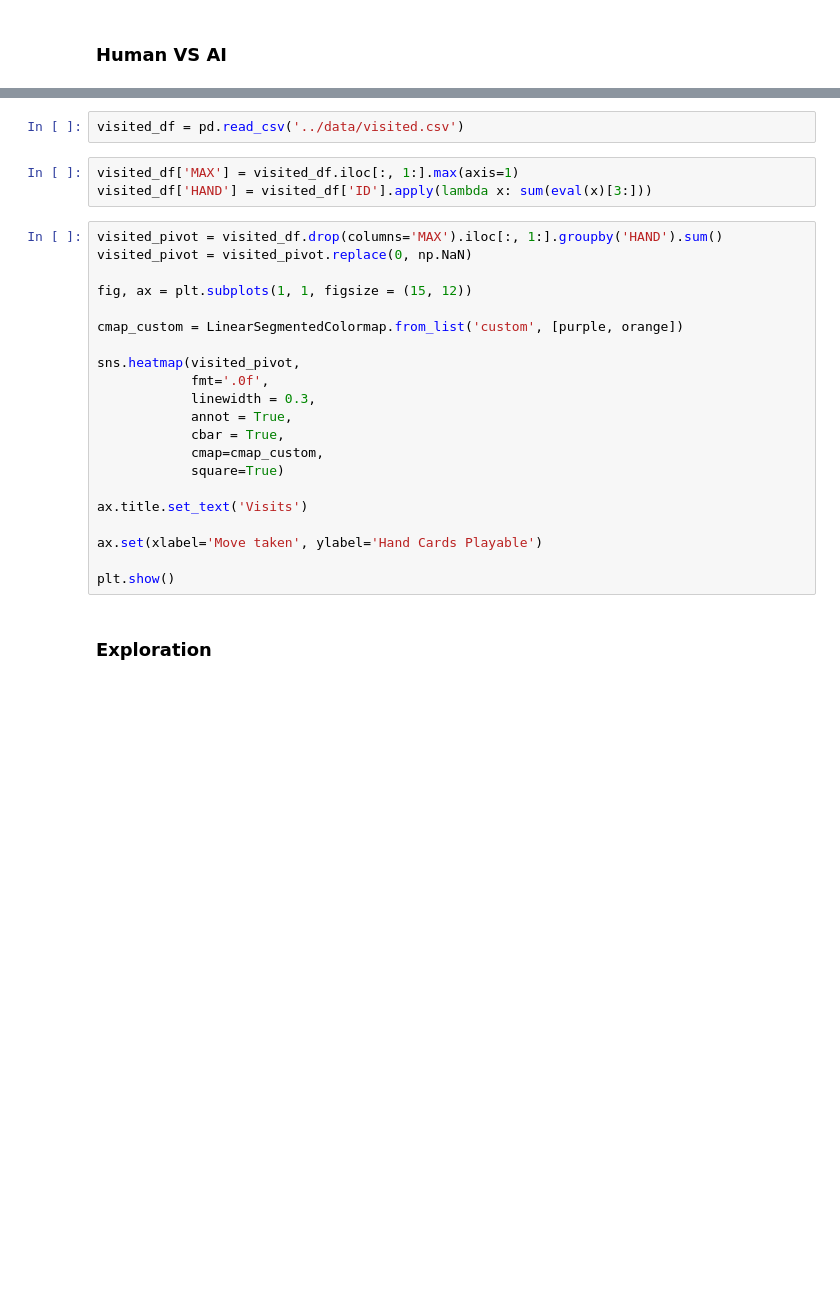
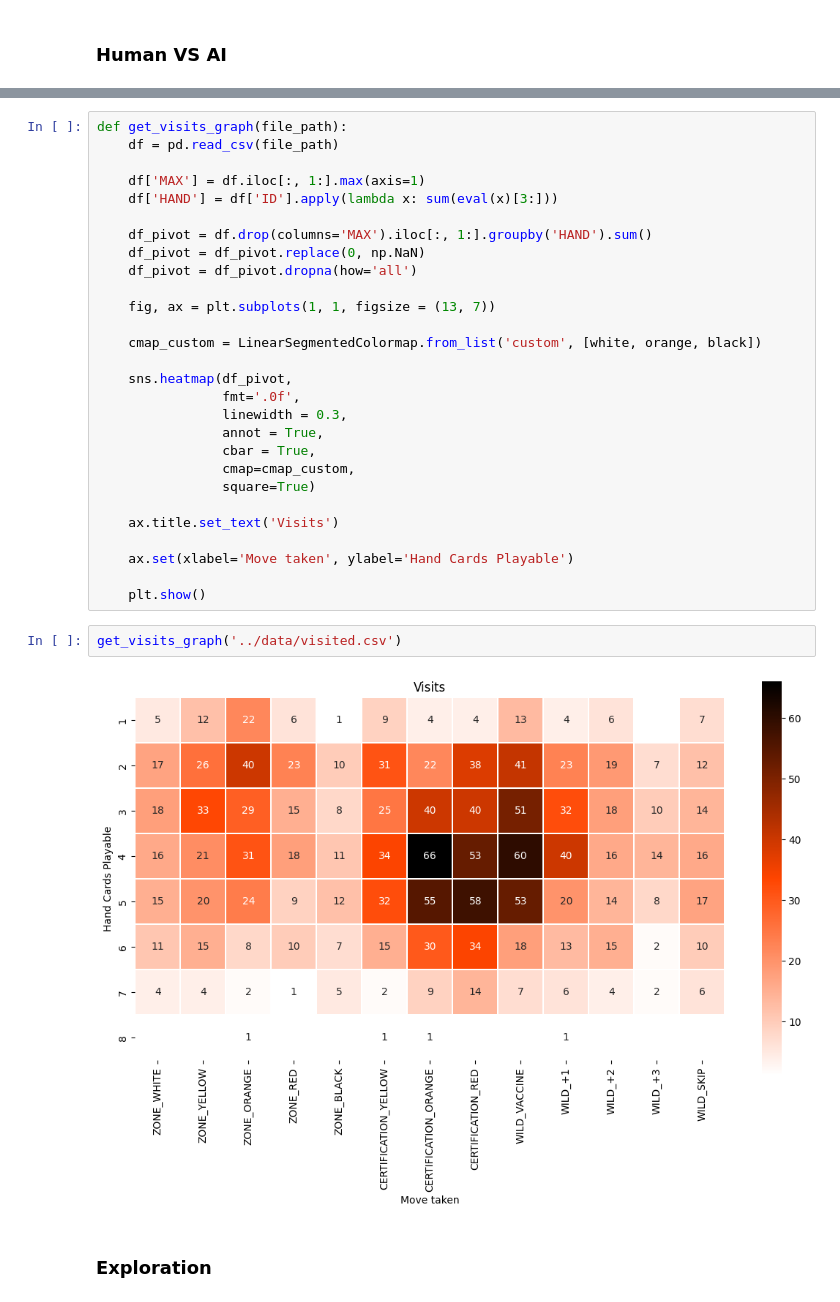
Before and after one commit to andreabazerla/dpcm-card-game, a Jupyter notebook: notebooks/analysis.ipynb, the cells around one changed output, grey strips where cells are left out. Drawn from its saved outputs; the diff is of its cells as text; blank space fills up the shorter version.

```diff
--- a/notebooks/analysis.ipynb
+++ b/notebooks/analysis.ipynb
@@ -87,28 +109,34 @@ print(f'{abs(results_df['Rate'].iloc[-1] - fair_df['Rate'].iloc[-1])*100:.2f}%')
+# %%
+def get_visits_graph(file_path):
+    df = pd.read_csv(file_path)
+
+    df['MAX'] = df.iloc[:, 1:].max(axis=1)
+    df['HAND'] = df['ID'].apply(lambda x: sum(eval(x)[3:]))
+
+    df_pivot = df.drop(columns='MAX').iloc[:, 1:].groupby('HAND').sum()
+    df_pivot = df_pivot.replace(0, np.NaN)
+    df_pivot = df_pivot.dropna(how='all')
+
+    fig, ax = plt.subplots(1, 1, figsize = (13, 7))
+
+    cmap_custom = LinearSegmentedColormap.from_list('custom', [white, orange, black])
+
+    sns.heatmap(df_pivot,
+                fmt='.0f',
+                linewidth = 0.3,
+                annot = True,
+                cbar = True,
+                cmap=cmap_custom,
+                square=True)
+
+    ax.title.set_text('Visits')
+
+    ax.set(xlabel='Move taken', ylabel='Hand Cards Playable')
+
+    plt.show()
 # %%
-visited_df = pd.read_csv('../data/visited.csv')
+get_visits_graph('../data/visited.csv')
+# %% [output]
+[figure, added]
-# %%
-visited_df['MAX'] = visited_df.iloc[:, 1:].max(axis=1)
-visited_df['HAND'] = visited_df['ID'].apply(lambda x: sum(eval(x)[3:]))
-# %%
-visited_pivot = visited_df.drop(columns='MAX').iloc[:, 1:].groupby('HAND').sum()
-visited_pivot = visited_pivot.replace(0, np.NaN)
-
-fig, ax = plt.subplots(1, 1, figsize = (15, 12))
-
-cmap_custom = LinearSegmentedColormap.from_list('custom', [purple, orange])
-
-sns.heatmap(visited_pivot,
-            fmt='.0f',
-            linewidth = 0.3,
-            annot = True,
-            cbar = True,
-            cmap=cmap_custom,
-            square=True)
-
-ax.title.set_text('Visits')
-
-ax.set(xlabel='Move taken', ylabel='Hand Cards Playable')
-
-plt.show()
 # %% [markdown]
 ### Exploration
```
Also changed, not shown: parts of 68 cells of this notebook.
